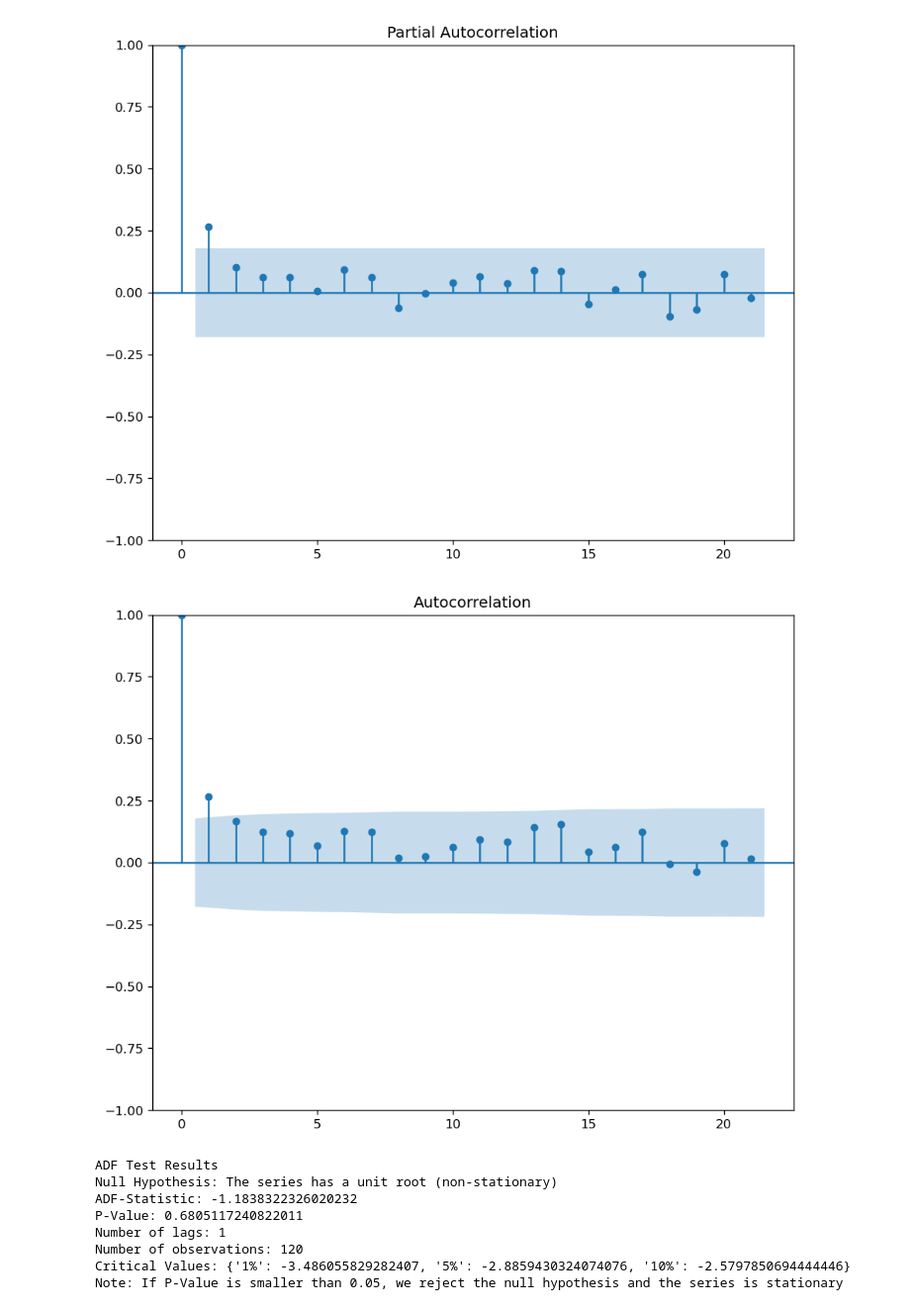
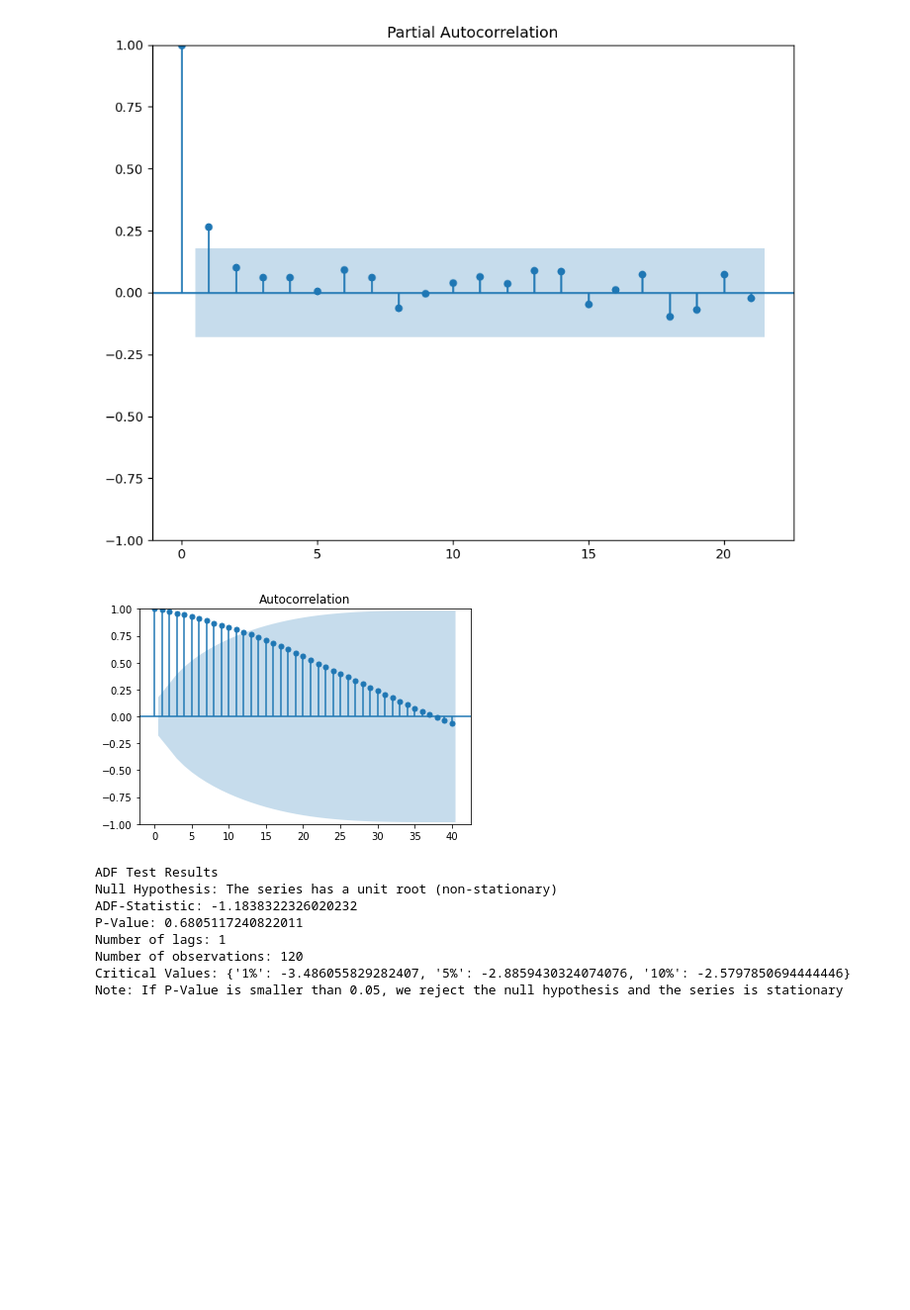
Before and after one commit to L-dos-Santos/final-project, a Jupyter notebook: Final Project-Copy1.ipynb, the cells around one changed output. Shown: that part at 99% size. Saved outputs shown, nothing was run; the diff lists cells and outputs as text; code cells hidden in the pictures; blank space fills up the shorter version.

```diff
--- a/Final Project-Copy1.ipynb
+++ b/Final Project-Copy1.ipynb
@@ -233,10 +239,10 @@ plot_pacf(mean_by_year_df.co2_per_capita.diff().dropna())
 # %%
 #finding q
 
-plot_acf(mean_by_year_df.co2_per_capita.diff().dropna())
+plot_acf(mean_by_year_df.co2_per_capita.dropna(), lags = 40)
 plt.show()
 # %% [output]
-[figure, old version]
+[figure, new version]
 # %%
 ## d = 1
 ## p = 1
```
Also changed, not shown: parts of 4 cells of this notebook.
